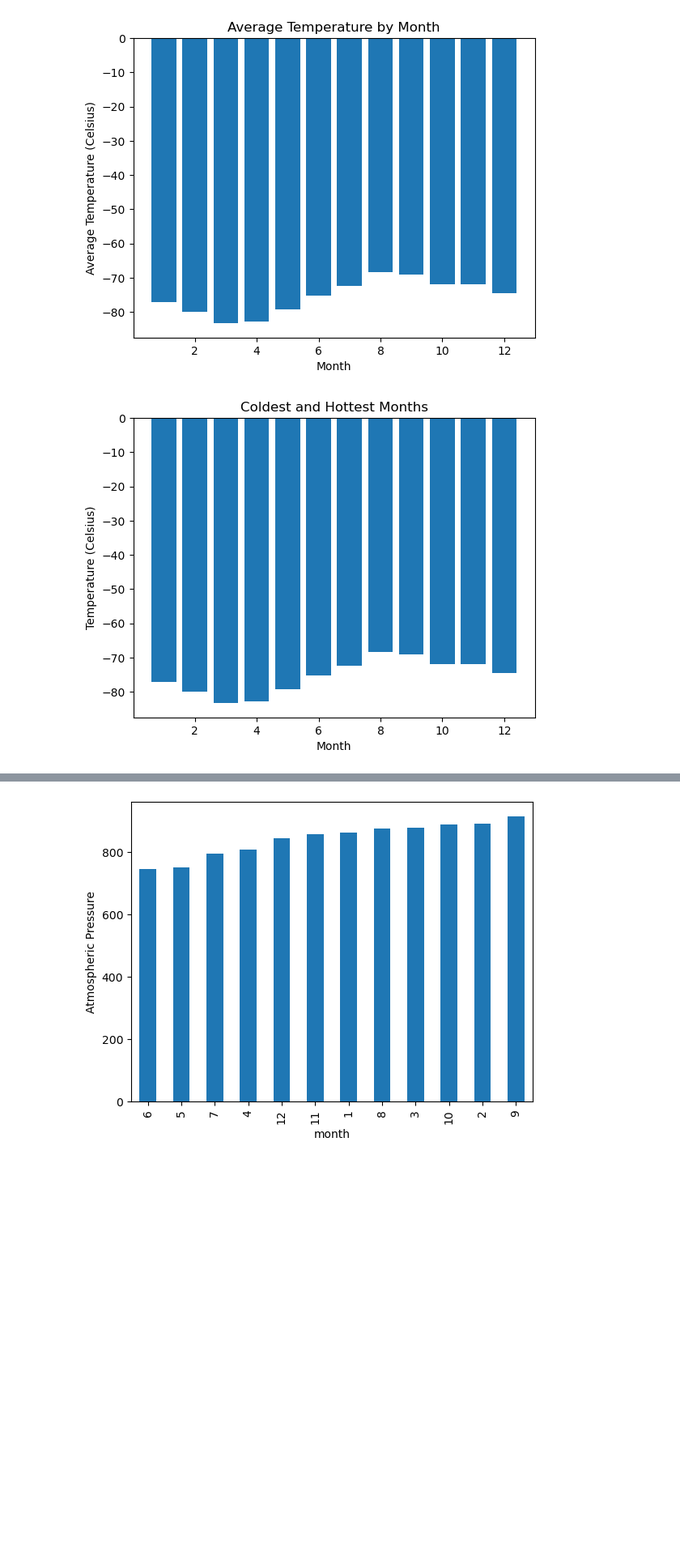
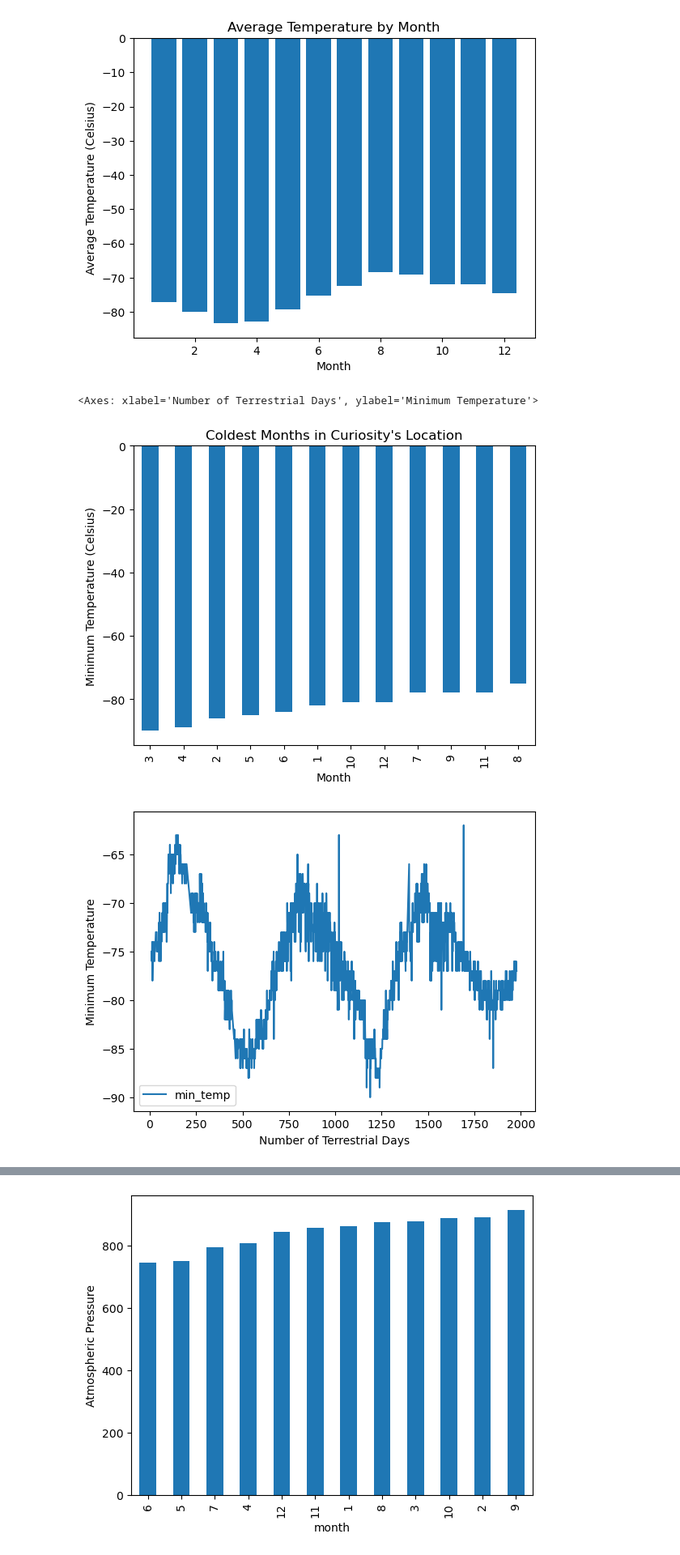
Before and after one commit to mike2463/web-scrapping-challenge, a Jupyter notebook: part_2_mars_weather.ipynb, the cells around one changed output, grey strips where cells are left out. Shown at 81% size. Drawn from its saved outputs; the diff is of its cells as text; code cells hidden in the pictures; blank space fills up the shorter version.

```diff
--- a/part_2_mars_weather.ipynb
+++ b/part_2_mars_weather.ipynb
@@ -195,15 +191,13 @@ plt.show()
 [figure]
 # %%
 # Identify the coldest and hottest months in Curiosity's location
-
-plt.bar(avg_min_temp.index, avg_min_temp.values)
-plt.xlabel('Month')
-plt.ylabel('Temperature (Celsius)')
-plt.title('Coldest and Hottest Months')
-
-plt.show()
+temps = mars_df.groupby('month')['min_temp'].agg(['min'])
+temps_sorted = temps.sort_values(by = 'min')
+temps_sorted.plot(kind = 'bar', legend = False, xlabel= 'Month', ylabel= 'Minimum Temperature (Celsius)', title = 'Coldest Months in Curiosity\'s Location')
 # %% [output]
+<Axes: xlabel='Number of Terrestrial Days', ylabel='Minimum Temperature'>
-[figure, old version]
+[figure, new version]
+[figure, added]
 # %%
 # 4. Average pressure by Martian month
 pressure = mars_df.groupby('month')['pressure'].mean()
```
Also changed, not shown: parts of 3 cells of this notebook.
